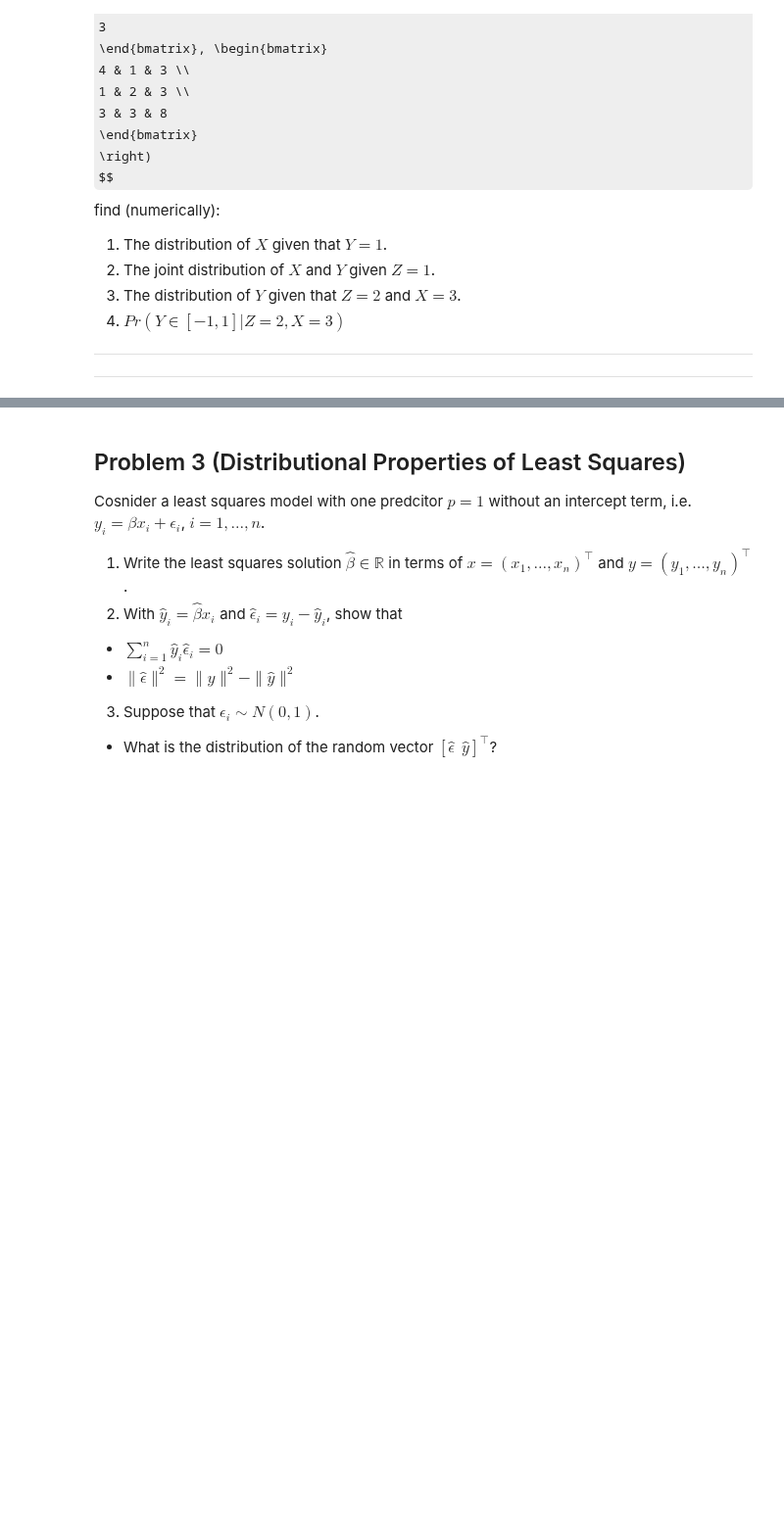
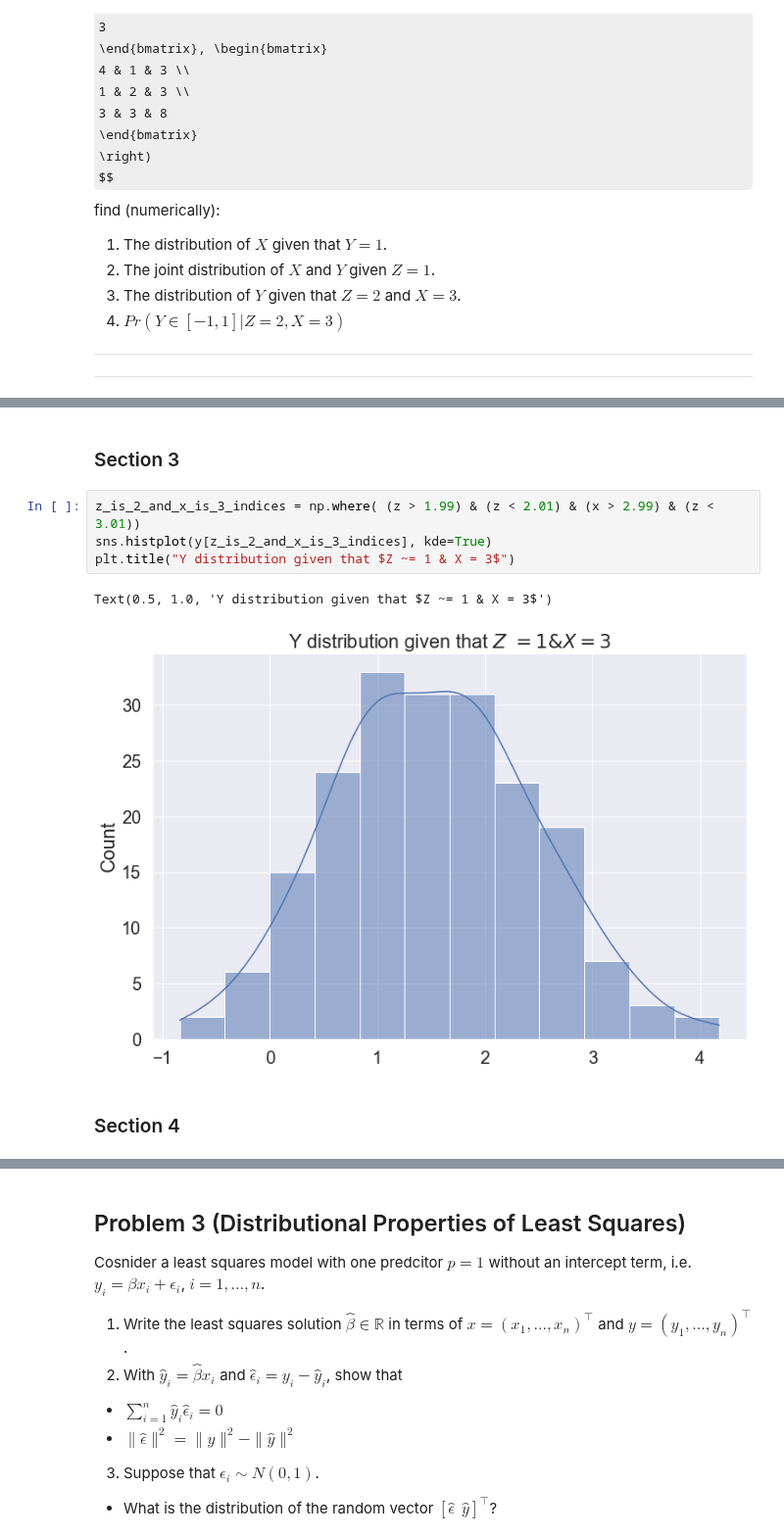
Before and after one commit to EyalMichaeli/IDC_masters, a Jupyter notebook: semester_2/stat/Exercises/Eyal/EX2/hw2.ipynb, the cells around one changed output, grey strips where cells are left out. Shown at 98% size. Saved outputs shown, nothing was run; the diff lists cells and outputs as text; some formulas as TeX source; blank space fills up the shorter version.

```diff
--- a/semester_2/stat/Exercises/Eyal/EX2/hw2.ipynb
+++ b/semester_2/stat/Exercises/Eyal/EX2/hw2.ipynb
@@ -245,0 +320,11 @@ find (numerically):
+# %% [markdown]
+### Section 3
+# %%
+z_is_2_and_x_is_3_indices = np.where( (z > 1.99) & (z < 2.01) & (x > 2.99) & (z < 3.01))
+sns.histplot(y[z_is_2_and_x_is_3_indices], kde=True)
+plt.title("Y distribution given that $Z ~= 1 & X = 3$")
+# %% [output]
+Text(0.5, 1.0, 'Y distribution given that $Z ~= 1 & X = 3$')
+[figure, added]
+# %% [markdown]
+### Section 4
```
Also changed, not shown: parts of 28 cells of this notebook, 1 other file.
